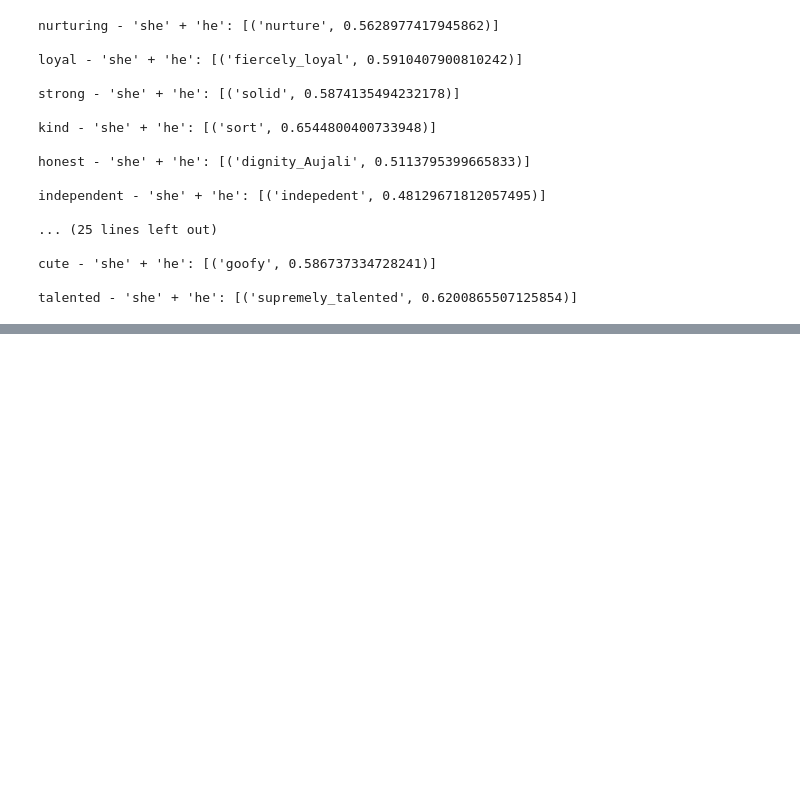
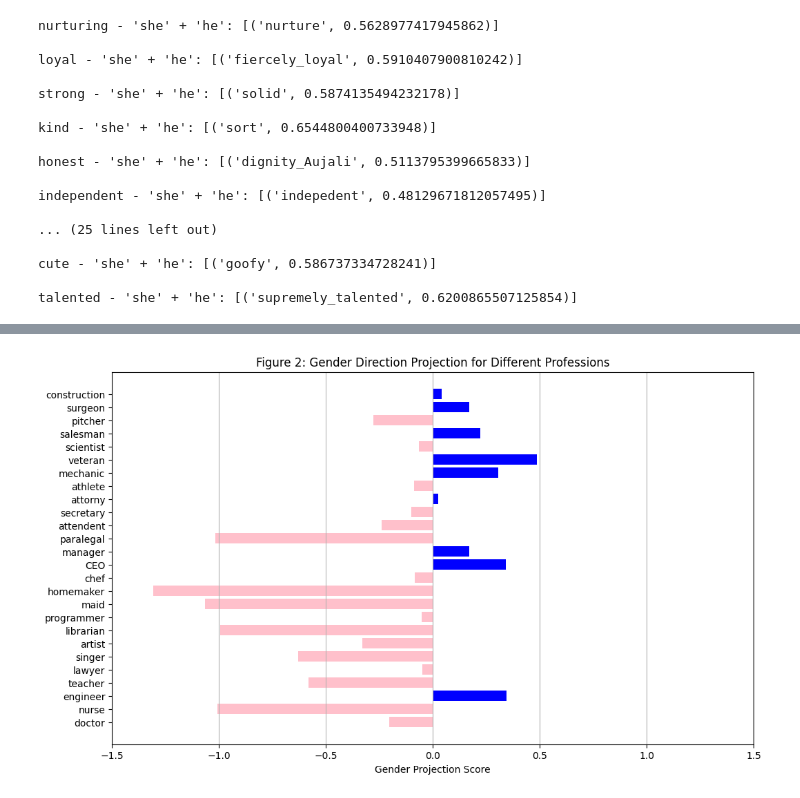
Before and after one commit to chan-anni/IP1-wordembeddings, a Jupyter notebook: word2vecNotes.ipynb, the cells around one changed output, grey strips where cells are left out. Cells and saved outputs as stored; diff of their text form; code cells hidden in the pictures; blank space fills up the shorter version.

```diff
--- a/word2vecNotes.ipynb
+++ b/word2vecNotes.ipynb
@@ -217,0 +219,5 @@ Overall, it's hard to see if there are gender biases just off vector math alone
+# %%
+professions = ["doctor", "nurse", "engineer", "teacher", "lawyer","singer", "artist", "librarian", "programmer", "maid", "homemaker", "chef", "CEO", "manager", "lawyer", "paralegal", "attendent", "secretary", "attorny", "athlete", "mechanic", "veteran", "scientist", "salesman", "pitcher", "surgeon", "construction"]
+for x in professions:
+    new_job = model.most_similar(positive=[x, 'he'], negative=['she'], topn=1)
+    print(x + f" - 'she' + 'he': {new_job}\n")
@@ -217,0 +252,28 @@ Overall, it's hard to see if there are gender biases just off vector math alone
+# %%
+gender_vector = model["he"]-model["she"] # assuming that every other dimension is the same other than the gender dimension, 'he'-'she' should result in a vector that diffrentiates males from females
+
+# here we are testing gender biases in professions
+def compute_projection_score(x, vector_direction, model):
+    # getting the embedding for the profession
+    x_vector = model[x]
+
+     # projecting the profession vector onto the gender direction
+     # need the dot product of the gender direction vector and the vector making up the word in the profession array
+     # normalize/divide by magnitude of the gender direction vector
+    return x_vector.dot(vector_direction) / np.linalg.norm(vector_direction)
+# %%
+# array of jobs
+professions = ["doctor", "nurse", "engineer", "teacher", "lawyer","singer", "artist", "librarian", "programmer", "maid", "homemaker", "chef", "CEO", "manager", "lawyer", "paralegal", "attendent", "secretary", "attorny", "athlete", "mechanic", "veteran", "scientist", "salesman", "pitcher", "surgeon", "construction"]
+gender_scores = [compute_projection_score(prof, gender_vector, model) for prof in professions]
+
+# visualising!
+plt.figure(figsize=(12, 7))
+plt.barh(professions, gender_scores, color=['blue' if score > 0 else 'pink' for score in gender_scores])
+plt.xlabel("Gender Projection Score")
+plt.title("Figure 2: Gender Direction Projection for Different Professions")
+plt.grid(axis='x')
+plt.xlim(-1.5, 1.5)
+
+plt.show()
+# %% [output]
+[figure, added]
```
Also changed, not shown: parts of 22 cells of this notebook.
